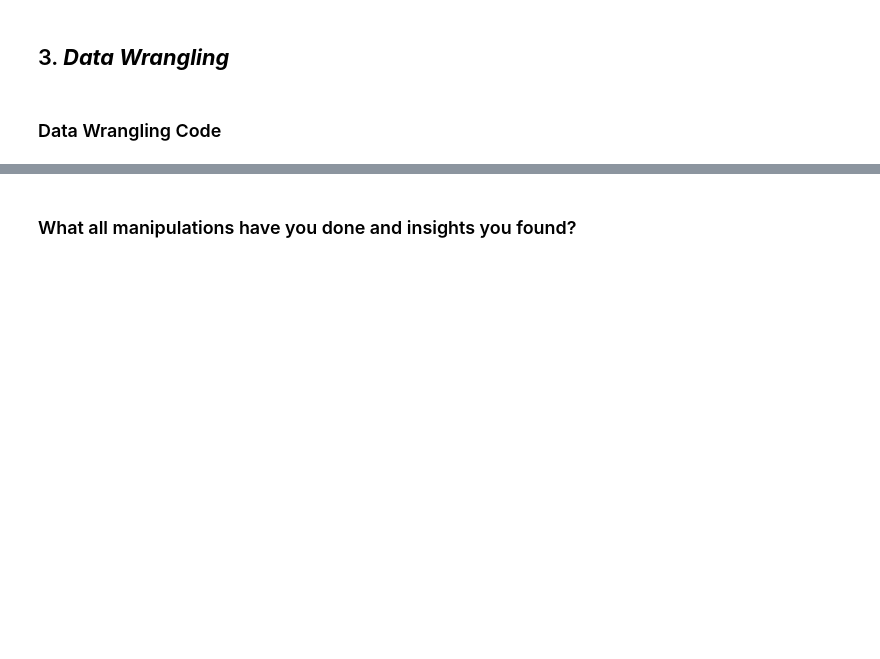
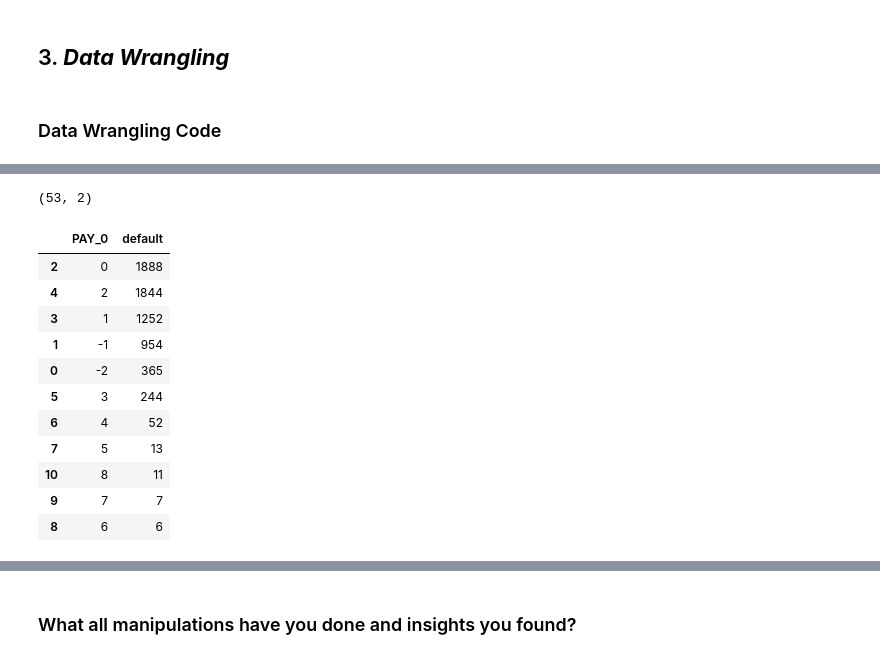
Before and after one commit to mdismailquraishicse/capstone_project_3_classification_creditcard_default, a Jupyter notebook: CreditCardDefaultPrediction.ipynb, the cells around one changed output, grey strips where cells are left out. Saved outputs shown, nothing was run; the diff lists cells and outputs as text; code cells hidden in the pictures; blank space fills up the shorter version.

```diff
--- a/CreditCardDefaultPrediction.ipynb
+++ b/CreditCardDefaultPrediction.ipynb
@@ -173,0 +295,4 @@ for col in default_df.columns:
+# %%
+# Assigning data for default customers to a variable
+df_defaulted = df[df.default == 1]
+df_defaulted.shape
@@ -173,0 +328,22 @@ for col in default_df.columns:
+# %%
+# Number of defaults for each catagories of AGE
+df_age = df_defaulted.groupby('AGE')['default'].sum().reset_index().sort_values(by='default',ascending=False)
+df_age.shape
+# %% [output]
+(53, 2)
+# %%
+# Number of defaults for each catagories of PAY_0
+df_defaulted.groupby('PAY_0')['default'].sum().reset_index().sort_values(by='default',ascending=False)
+# %% [output]
+|  | PAY_0 | default |
+| 2 | 0 | 1888 |
+| 4 | 2 | 1844 |
+| 3 | 1 | 1252 |
+| 1 | -1 | 954 |
+| 0 | -2 | 365 |
+| 5 | 3 | 244 |
+| 6 | 4 | 52 |
+| 7 | 5 | 13 |
+| 10 | 8 | 11 |
+| 9 | 7 | 7 |
+| 8 | 6 | 6 |
```
Also changed, not shown: parts of 52 cells of this notebook.
